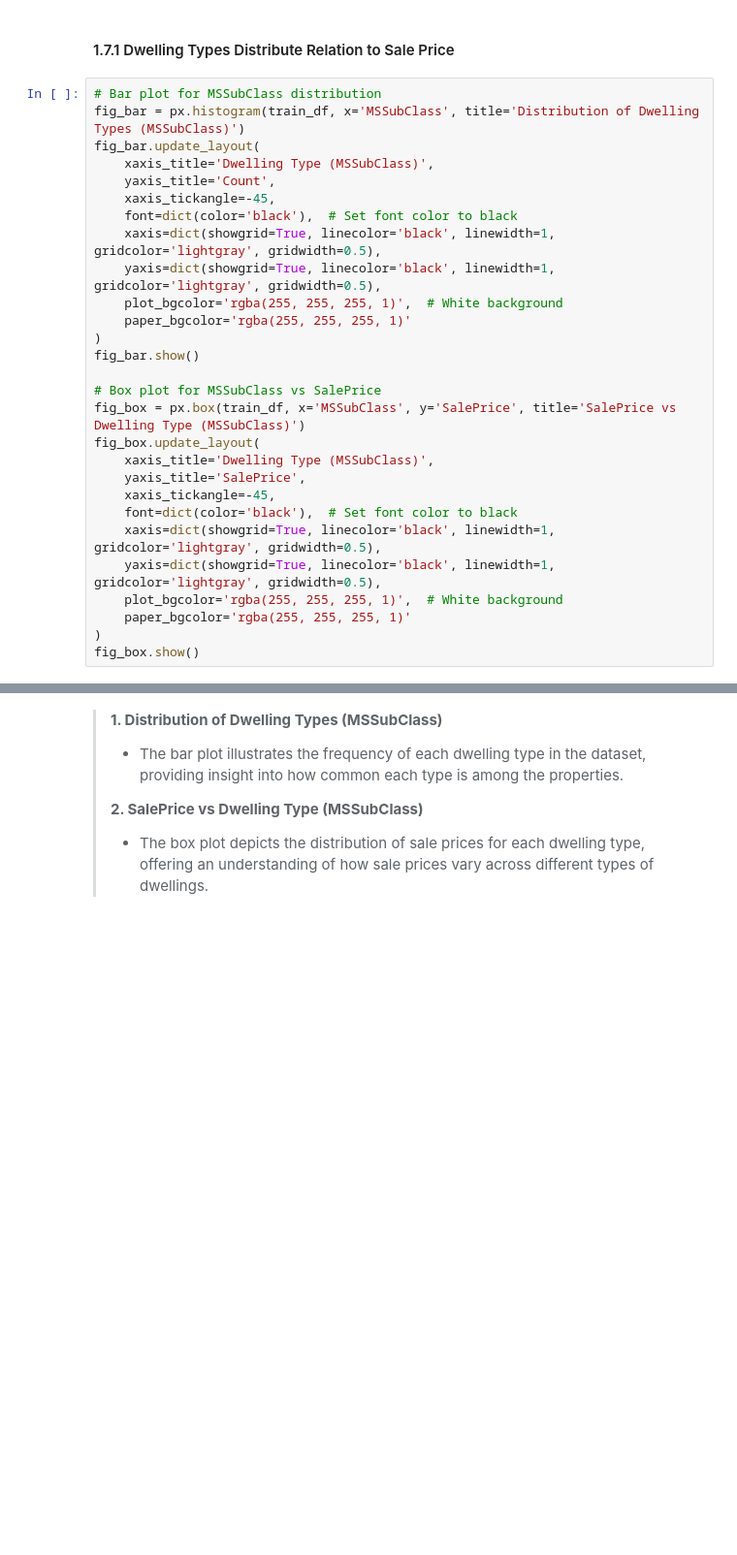
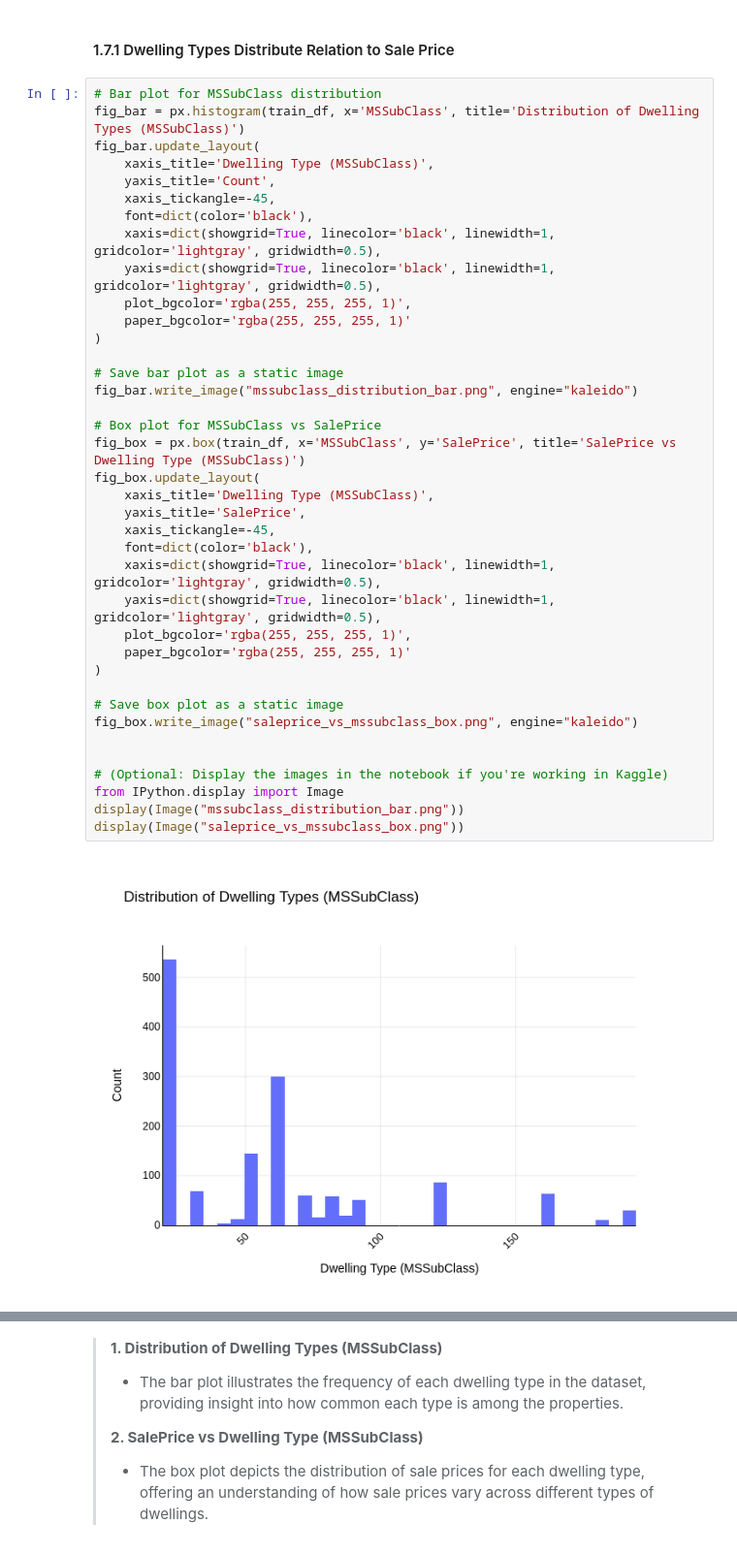
Before and after one commit to rishav21r/House-Prices---Advanced-Regression-Techniques, a Jupyter notebook: house_prices_advanced_regression_notebook.ipynb, the cells around one changed output, grey strips where cells are left out. Shown at 97% size. Saved outputs shown, nothing was run; the diff lists cells and outputs as text; blank space fills up the shorter version.

Commit message:
Kaggle Notebook | Advanced Regression Techniques | Version 4

```diff
--- a/house_prices_advanced_regression_notebook.ipynb
+++ b/house_prices_advanced_regression_notebook.ipynb
@@ -303,28 +419,40 @@ display(Image("qqplot.png"))
 # %%
 # Bar plot for MSSubClass distribution
 fig_bar = px.histogram(train_df, x='MSSubClass', title='Distribution of Dwelling Types (MSSubClass)')
 fig_bar.update_layout(
     xaxis_title='Dwelling Type (MSSubClass)',
     yaxis_title='Count',
     xaxis_tickangle=-45,
-    font=dict(color='black'),  # Set font color to black
+    font=dict(color='black'),
     xaxis=dict(showgrid=True, linecolor='black', linewidth=1, gridcolor='lightgray', gridwidth=0.5),
     yaxis=dict(showgrid=True, linecolor='black', linewidth=1, gridcolor='lightgray', gridwidth=0.5),
-    plot_bgcolor='rgba(255, 255, 255, 1)',  # White background
+    plot_bgcolor='rgba(255, 255, 255, 1)',
     paper_bgcolor='rgba(255, 255, 255, 1)'
 )
-fig_bar.show()
+
+# Save bar plot as a static image
+fig_bar.write_image("mssubclass_distribution_bar.png", engine="kaleido")
 
 # Box plot for MSSubClass vs SalePrice
 fig_box = px.box(train_df, x='MSSubClass', y='SalePrice', title='SalePrice vs Dwelling Type (MSSubClass)')
 fig_box.update_layout(
     xaxis_title='Dwelling Type (MSSubClass)',
     yaxis_title='SalePrice',
     xaxis_tickangle=-45,
-    font=dict(color='black'),  # Set font color to black
+    font=dict(color='black'),
     xaxis=dict(showgrid=True, linecolor='black', linewidth=1, gridcolor='lightgray', gridwidth=0.5),
     yaxis=dict(showgrid=True, linecolor='black', linewidth=1, gridcolor='lightgray', gridwidth=0.5),
-    plot_bgcolor='rgba(255, 255, 255, 1)',  # White background
+    plot_bgcolor='rgba(255, 255, 255, 1)',
     paper_bgcolor='rgba(255, 255, 255, 1)'
 )
-fig_box.show()
+
+# Save box plot as a static image
+fig_box.write_image("saleprice_vs_mssubclass_box.png", engine="kaleido")
+
+
+# (Optional: Display the images in the notebook if you're working in Kaggle)
+from IPython.display import Image
+display(Image("mssubclass_distribution_bar.png"))
+display(Image("saleprice_vs_mssubclass_box.png"))
+# %% [output]
+[figure, added]
```
Also changed, not shown: parts of 9 cells of this notebook.
